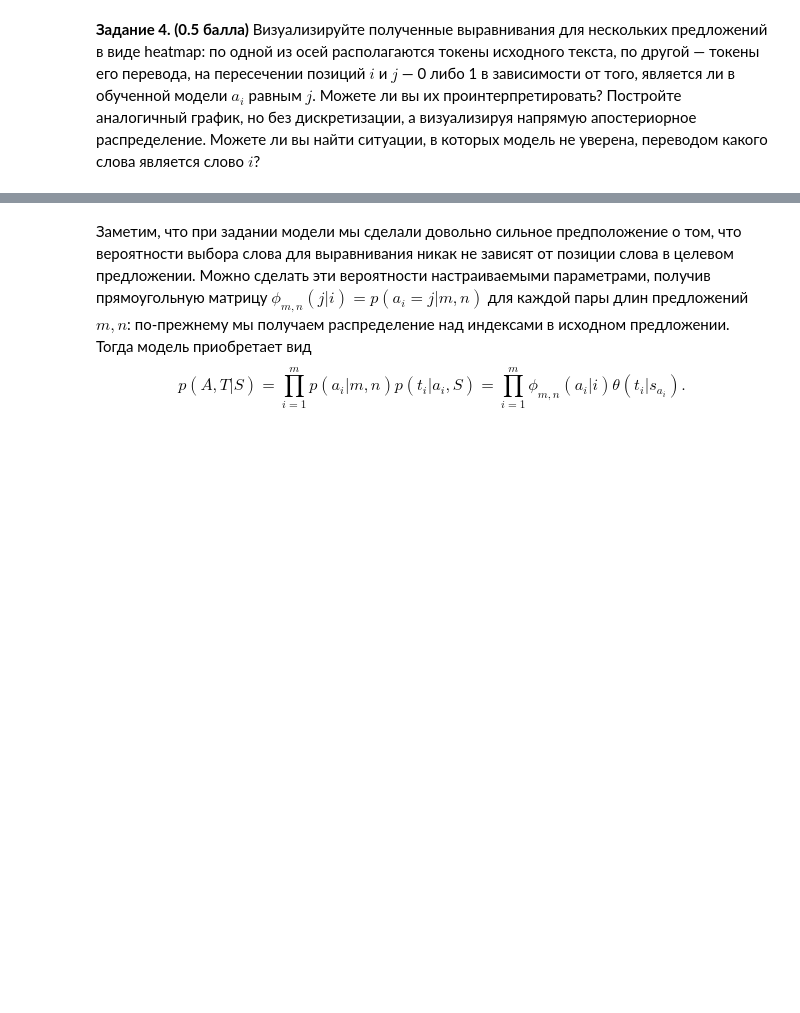
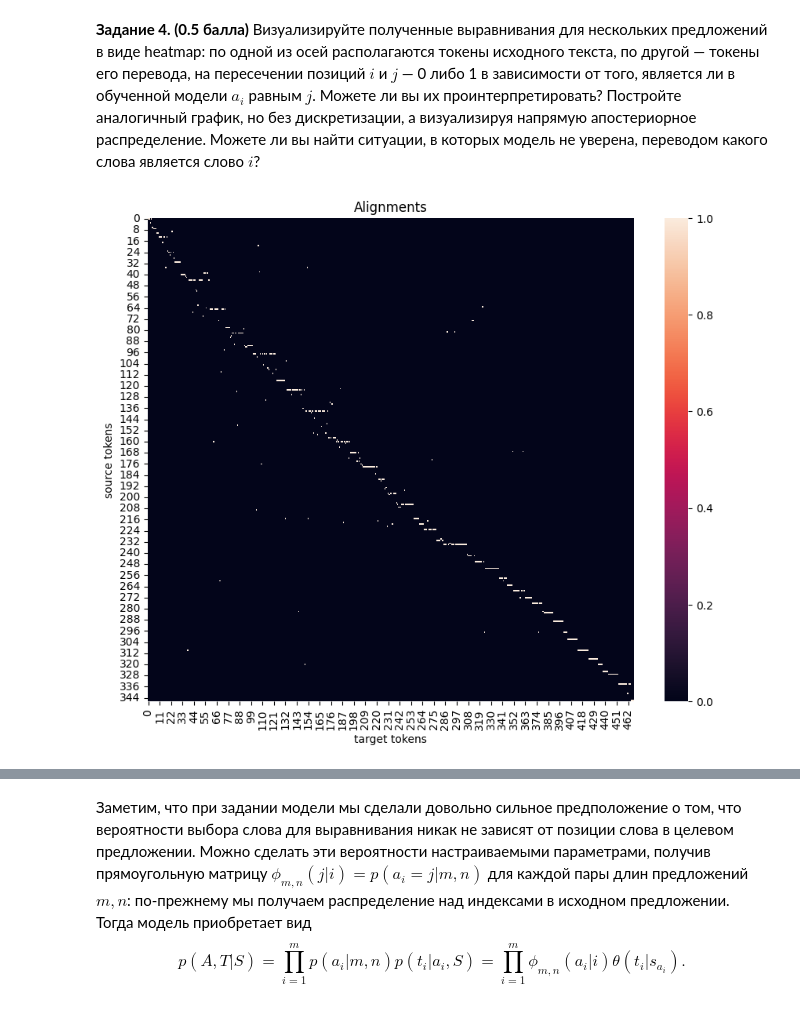
Before and after one commit to NoMoreActimel/ml-course-hse, a Jupyter notebook: 2022-spring/homeworks-practice/homework-practice-09-em/homework-practice-09-em.ipynb, the cells around one changed output, grey strips where cells are left out. Saved outputs shown, nothing was run; the diff lists cells and outputs as text; code cells hidden in the pictures; blank space fills up the shorter version.

```diff
--- a/2022-spring/homeworks-practice/homework-practice-09-em/homework-practice-09-em.ipynb
+++ b/2022-spring/homeworks-practice/homework-practice-09-em/homework-practice-09-em.ipynb
@@ -293,3 +328,20 @@ all_targets = []
+# %%
+import glob
+import os
+from preprocessing import extract_sentences
+
+all_sentences = []
+all_targets = []
+
+root_path = 'data/merged_data'
+
+for dir_name in os.listdir(root_path):
+    dir_path = root_path + '/' + dir_name
+    for file_name in os.listdir(dir_path):
+        file_path = dir_path + '/' + file_name
+        sentences, targets = extract_sentences(file_path)
+        all_sentences += sentences
+        all_targets += targets
 # %% [markdown]
 **Задание -1. (0.5 балла)** Реализуйте функции `get_token_to_index` и `tokenize_sents` из модуля `preprocessing.py`, постройте словари token->index для обоих языков и постройте список из `TokenizedSentencePair` по выборке. Реализации функций также отправьте в Яндекс.Контест.
 # %%
@@ -338,6 +499,8 @@ $$
 from models import WordAligner
 
 word_aligner = WordAligner(len(t_idx_src), len(t_idx_tgt), 20)
-word_aligner.fit(tokenized_sentences);
+history = word_aligner.fit(tokenized_sentences);
 
 # ༼つ ಠ益ಠ༽つ ─=≡ΣO))
+aligned = word_aligner.align(tokenized_sentences)
+compute_aer(all_targets, aligned)
@@ -365,0 +576,12 @@ idx_token_tgt = {index:token for token, index in t_idx_tgt.items()}
+# %%
+hits = np.zeros_like(word_aligner.translation_probs)
+hits[np.argmax(word_aligner.translation_probs, axis=0), np.arange(len(t_idx_tgt))] = 1
+
+plt.figure(figsize=(10, 8))
+sns.heatmap(hits)
+plt.title('Alignments')
+plt.ylabel('source tokens')
+plt.xlabel('target tokens')
+plt.show()
+# %% [output]
+[figure, added]
```
Also changed, not shown: parts of 41 cells of this notebook, 7 other files.
